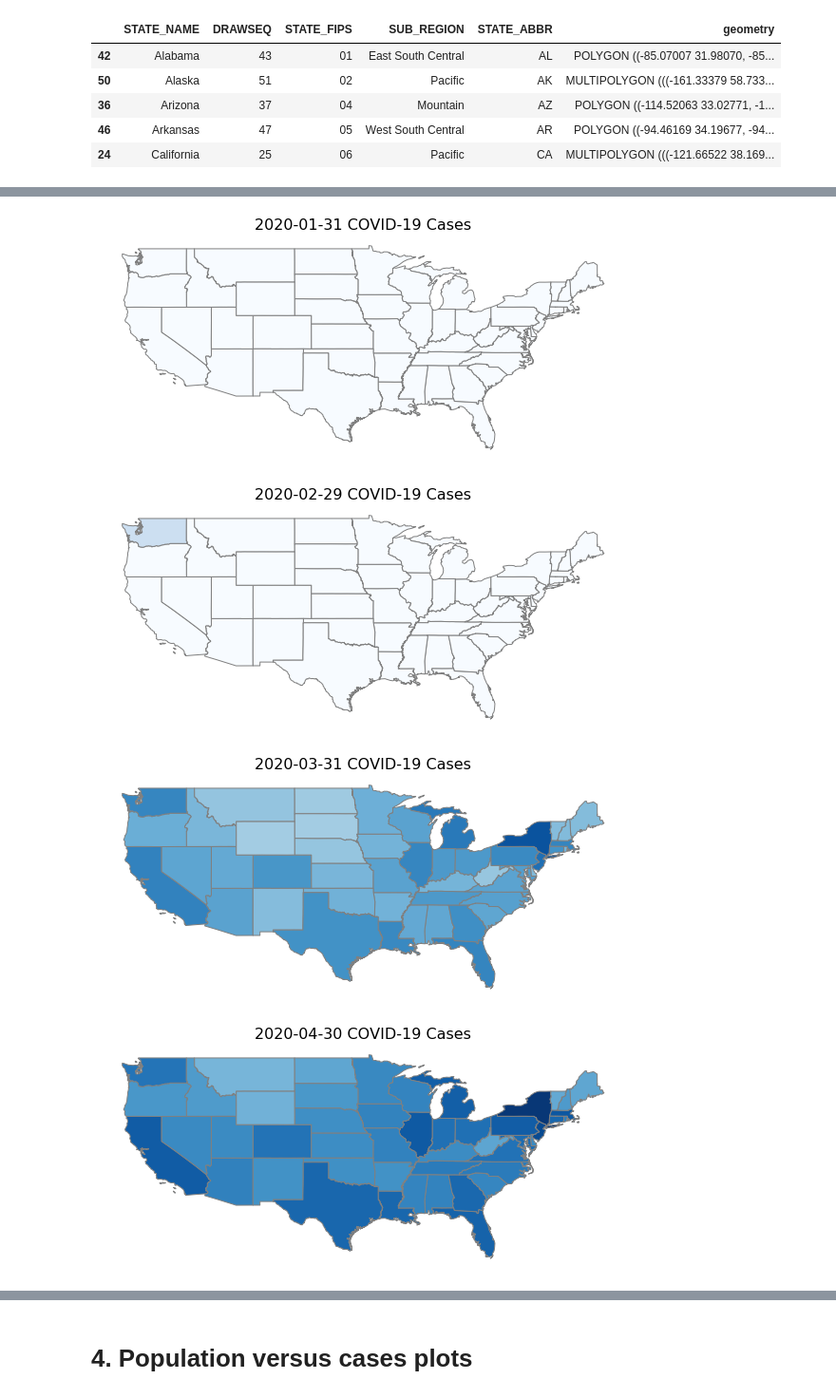
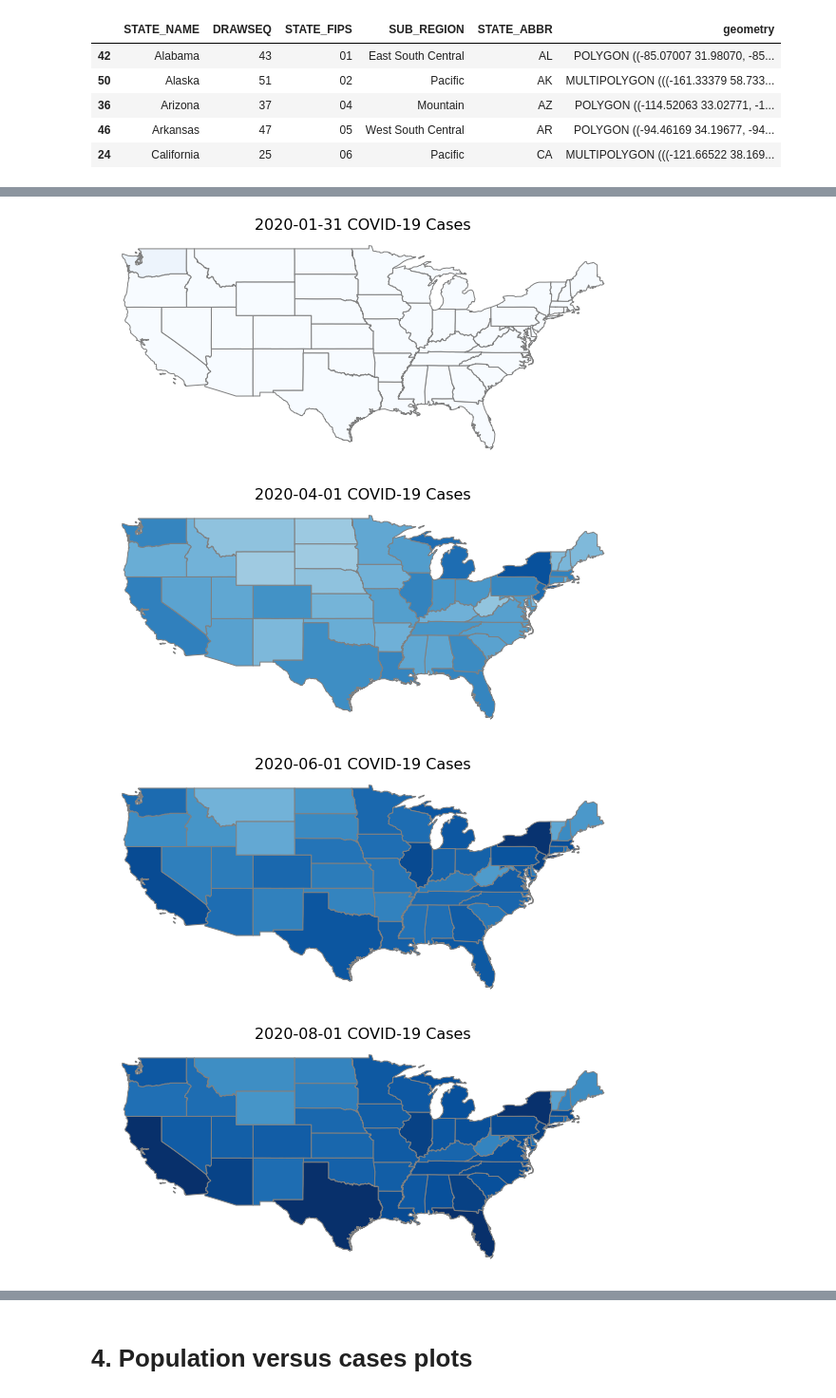
Before and after one commit to CSJohnLee/COVID19_Project, a Jupyter notebook: covid_eda_lee.ipynb, the cells around one changed output, grey strips where cells are left out. Shown at 95% size. Saved outputs shown, nothing was run; the diff lists cells and outputs as text; code cells hidden in the pictures.

Commit message:
updated covid data

```diff
--- a/covid_eda_lee.ipynb
+++ b/covid_eda_lee.ipynb
@@ -210,0 +261,26 @@ df1.head()
+# %%
+#Divide cases & deaths by state population then multiply by 100,000 (to get cases/deaths per 100K)
+
+#create list of states in population table and cases table for looping
+pop_states = list(pop_by_state.state)
+case_states = list(df1.columns)
+# print(pop_states)
+# print(case_states)
+
+#initialize new dataframe tables for cases/death per 100K
+df1_percap = df1
+df2_percap = df2
+
+#For each state, divide cases/deaths by population then multiply by 100K
+#drop columns that did not have state population data
+for each in case_states:
+    if each in pop_states:
+        #print(df1[each]/int(pop_by_state.population[pop_by_state.state==each])*100000)
+        df1_percap[each] = df1[each]/int(pop_by_state.population[pop_by_state.state==each])*100000
+        df2_percap[each] = df2[each]/int(pop_by_state.population[pop_by_state.state==each])*100000
+    elif each == 'date':
+        df1_percap['date'] = df1['date']
+        df2_percap['date'] = df2['date']
+    else:
+        df1_percap=df1_percap.drop(columns=[each])
+        df2_percap=df2_percap.drop(columns=[each])
@@ -433,7 +627,7 @@ import geopandas as gpd
 import shapefile as shp
 
 # read in .shp file for US map
-usa_map = gpd.read_file('.\states_21basic\states.shp')
+usa_map = gpd.read_file('.\miscellaneous\states_21basic\states.shp')
 usa_map = usa_map.sort_values(by="STATE_NAME")
 usa_map.head()
 # %% [output]
@@ -523,35 +717,35 @@ ax.yaxis.set_major_locator(plt.MaxNLocator(1))
 # %%
 # create choropleth map for Covid-19 cases
-dates=['2020-01-31', '2020-02-29','2020-03-31','2020-04-30']   #dates we want to plot
+dates=['2020-01-31', '2020-04-01','2020-06-01','2020-08-01']   #dates we want to plot
 
 # create choropleth map for Covid-19 cases
 %matplotlib inline
 
 for each in dates:
     fig,ax=plt.subplots(figsize=(10,10))
     ax = covid_mapc.plot(column=each,
                  cmap='Blues',
                  ax=ax,
                  #alpha=0.5,
                  edgecolor='grey',
                  #legend=False,
                  #legend_kwds={'orientation':'horizontal'},
                  vmin=0, vmax=13)
     ax.set_title(each+' COVID-19 Cases', fontsize=16)
     ax.set_xlabel("Number of Cases (log-scale)",fontsize=16,  labelpad=110)
     ax.xaxis.set_major_locator(plt.MaxNLocator(1))
     ax.yaxis.set_major_locator(plt.MaxNLocator(1))
 
     #ax.set_legendscale("log")
     #ax.legend(frameon=False)
     #leg = ax.get_legend()
     #leg.set_bbox_to_anchor((0., 0., 1, 1))
     ax.set_axis_off()
 # %% [output]
 [figure]
-[figure, old version]
+[figure, new version]
-[figure, old version]
+[figure, new version]
-[figure, old version]
+[figure, new version]
 # %%
 #single plot of most recent data
 %matplotlib inline
```
Also changed, not shown: parts of 38 cells of this notebook, 17 other files.
